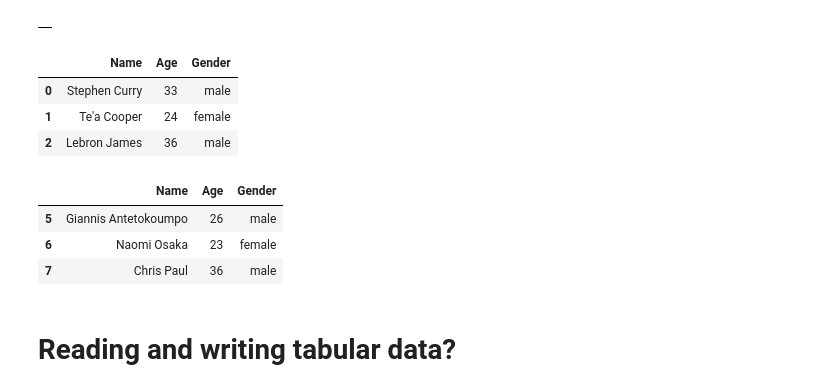
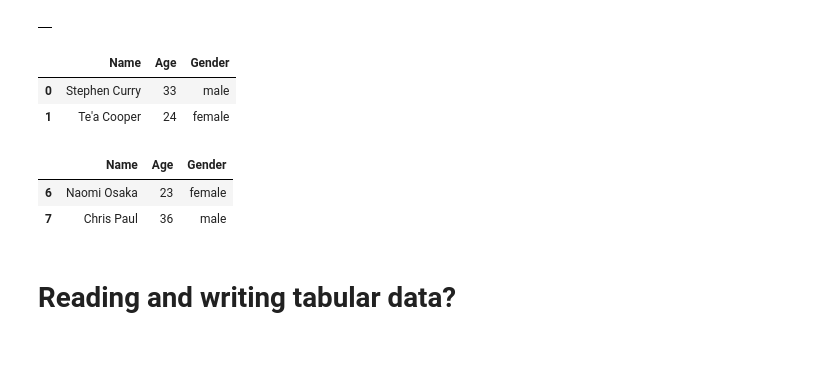
Before and after one commit to amisijlak/Africa-Data-School, a Jupyter notebook: 07 Pandas/Pandas.ipynb, the cells around one changed output. Drawn from its saved outputs; the diff is of its cells as text; code cells hidden in the pictures; blank space fills up the shorter version.

```diff
--- a/07 Pandas/Pandas.ipynb
+++ b/07 Pandas/Pandas.ipynb
@@ -86,21 +86,19 @@ df_0
 # %% [output]
 |  |
 # %%
-#View the first 2 columns
-df_athletes.head(3)
+#View the first 2 rows.
+df_athletes.head(2)
 # If the number of rows is not specified, the head method return the first 5 rows by default
 # %% [output]
 |  | Name | Age | Gender |
 | 0 | Stephen Curry | 33 | male |
 | 1 | Te'a Cooper | 24 | female |
-| 2 | Lebron James | 36 | male |
 # %%
-#View the last 2 columns.
+#View the last 2 rows.
 # If the number of rows is not specified, the head method return the last 5 rows by default
-df_athletes.tail(3)
+df_athletes.tail(2)
 # %% [output]
 |  | Name | Age | Gender |
-| 5 | Giannis Antetokoumpo | 26 | male |
 | 6 | Naomi Osaka | 23 | female |
 | 7 | Chris Paul | 36 | male |
 # %% [markdown]
```
Also changed, not shown: parts of 12 cells of this notebook, 17 other files.
